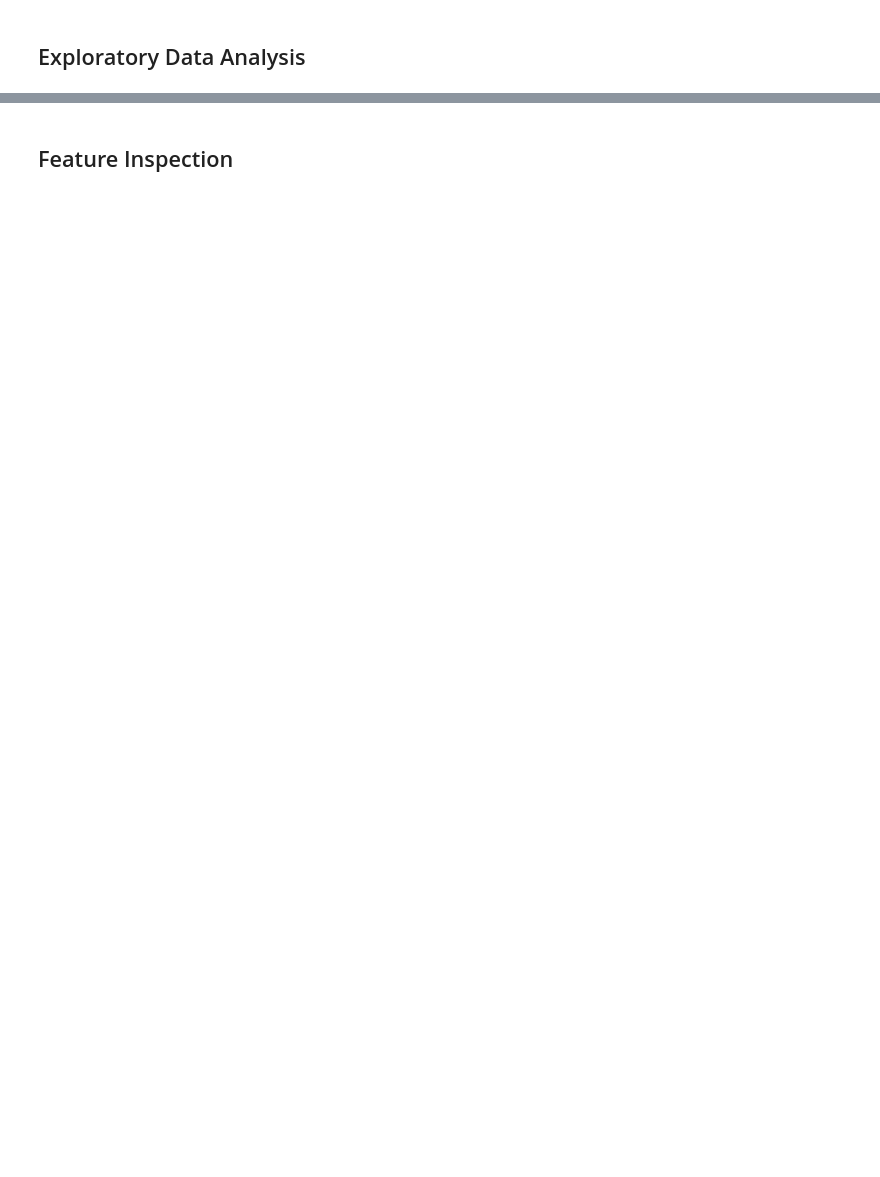
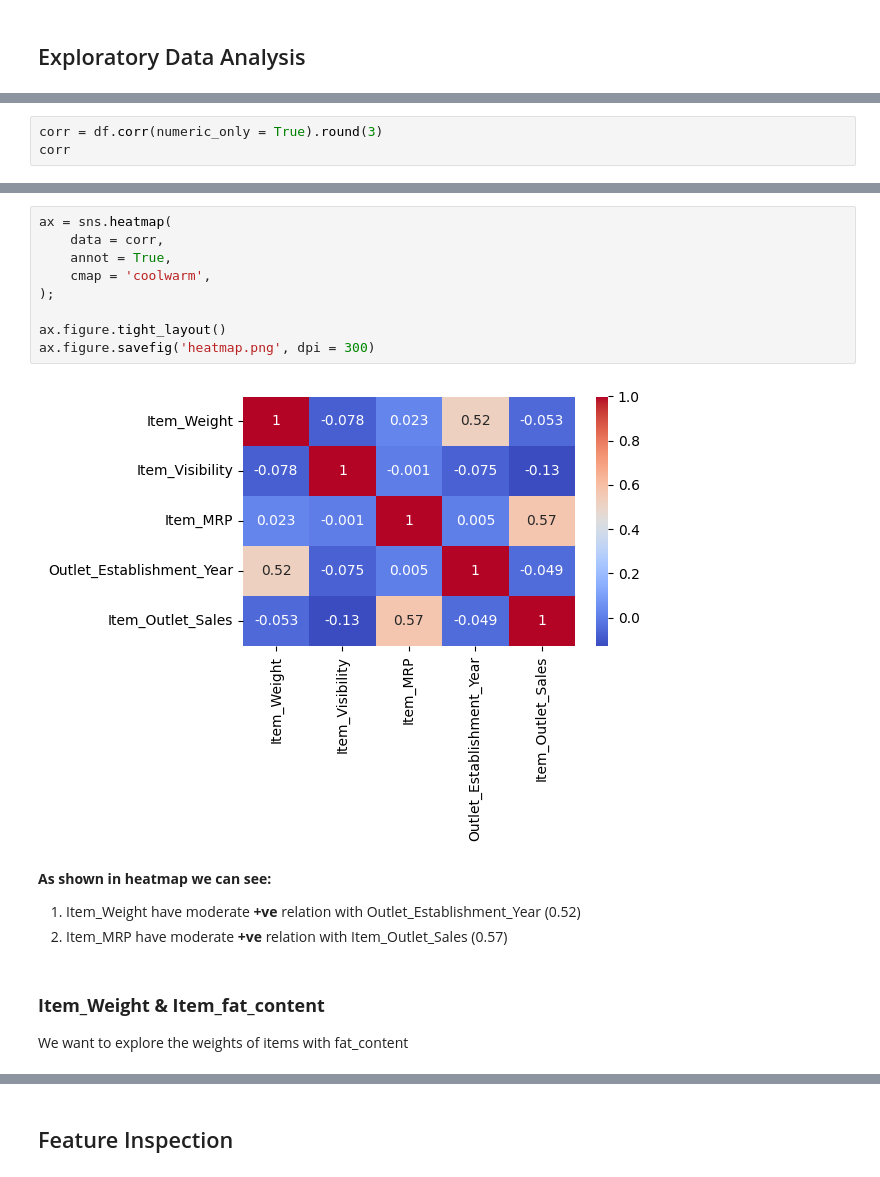
Before and after one commit to SamiOmran/Prediction-of-Product-Sales, a Jupyter notebook: Prediction_of_Product_Sales.ipynb, the cells around one changed output, grey strips where cells are left out. Saved outputs shown, nothing was run; the diff lists cells and outputs as text; blank space fills up the shorter version.

```diff
--- a/Prediction_of_Product_Sales.ipynb
+++ b/Prediction_of_Product_Sales.ipynb
@@ -247,0 +399,3 @@ df[num_cols].describe().round(3)
+# %%
+corr = df.corr(numeric_only = True).round(3)
+corr
@@ -247,0 +409,20 @@ df[num_cols].describe().round(3)
+# %%
+ax = sns.heatmap(
+    data = corr,
+    annot = True,
+    cmap = 'coolwarm',
+);
+
+ax.figure.tight_layout()
+ax.figure.savefig('heatmap.png', dpi = 300)
+# %% [output]
+[figure, added]
+# %% [markdown]
+**As shown in heatmap we can see:**
+
+1. Item_Weight have moderate **+ve** relation with Outlet_Establishment_Year (0.52)
+2. Item_MRP have moderate **+ve** relation with Item_Outlet_Sales (0.57)
+# %% [markdown]
+### **Item_Weight & Item_fat_content**
+
+We want to explore the weights of items with fat_content
```
Also changed, not shown: parts of 30 cells of this notebook.
